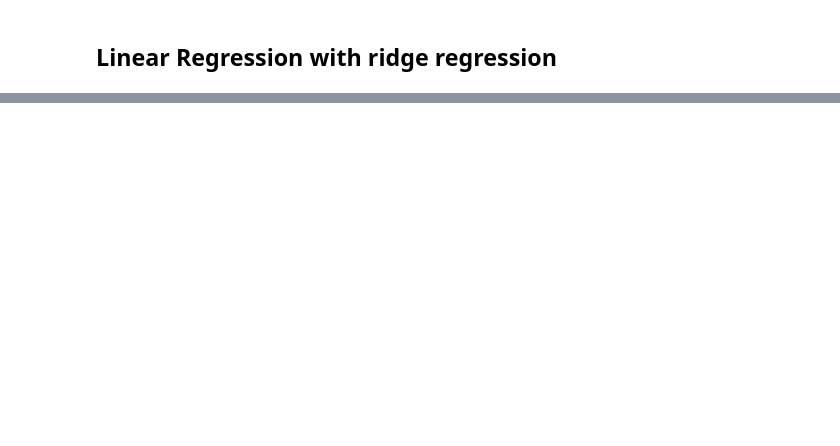
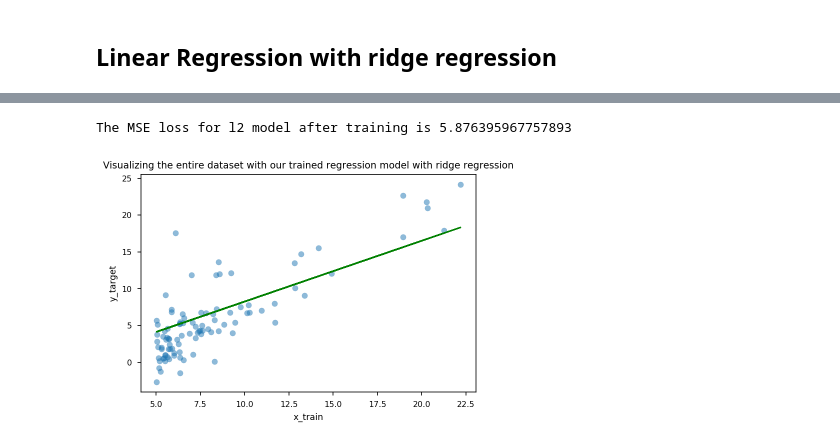
Before and after one commit to SamSamhuns/ml_linear_logistic_regression, a Jupyter notebook: linear_regression.ipynb, the cells around one changed output, grey strips where cells are left out. Drawn from its saved outputs; the diff is of its cells as text; code cells hidden in the pictures; blank space fills up the shorter version.

```diff
--- a/linear_regression.ipynb
+++ b/linear_regression.ipynb
@@ -237 +250,13 @@ l4.train(X_feat[:50], y_target[:50])
 <Figure size 432x288 with 0 Axes>
+# %%
+print("The MSE loss for l2 model after training is", mse(y_target, y_pred(X_feat, l4.theta_0, l4.theta_1)))
+
+plt.scatter(X_feat, y_target, alpha=0.5)
+plt.plot(X_feat, y_pred(X_feat, l4.theta_0, l4.theta_1), color='g')
+plt.xlabel('x_train')
+plt.ylabel('y_target')
+plt.title("Visualizing the entire dataset with our trained regression model with ridge regression")
+plt.show()
+# %% [output]
+The MSE loss for l2 model after training is 5.876395967757893
+[figure, added]
```
Also changed, not shown: parts of 8 cells of this notebook.
